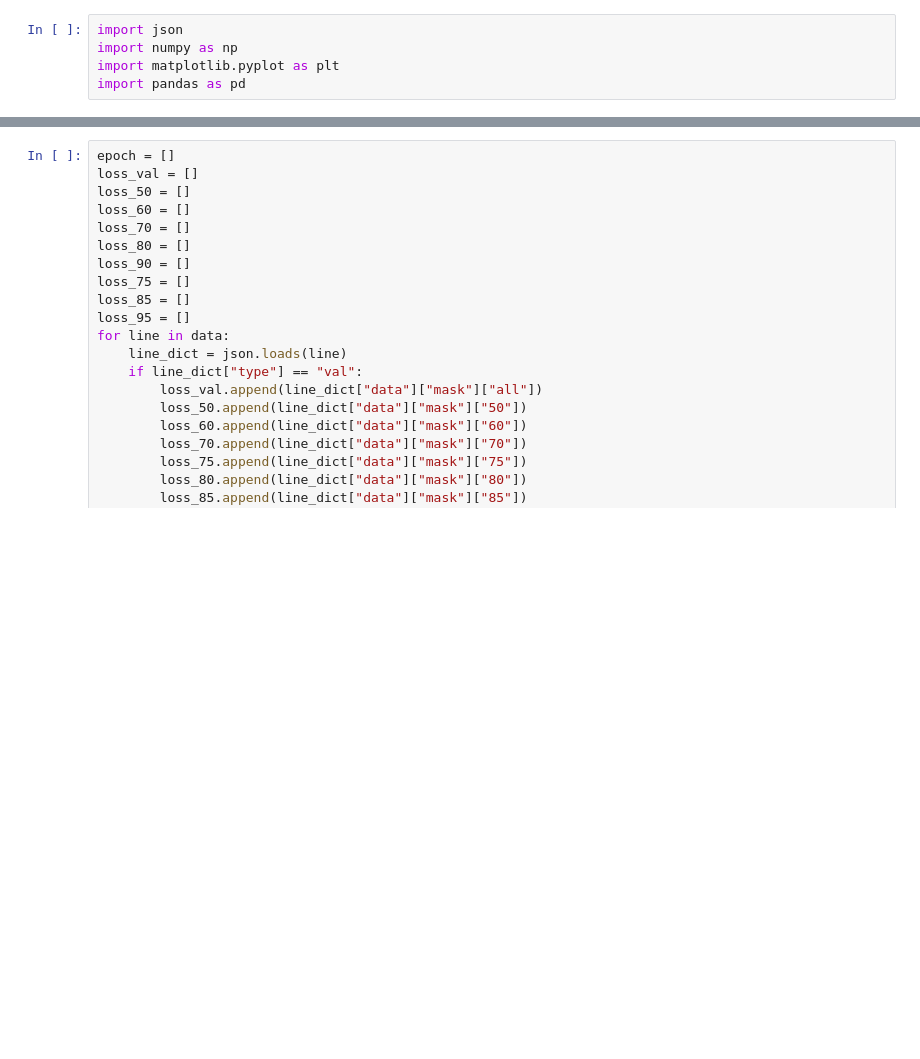
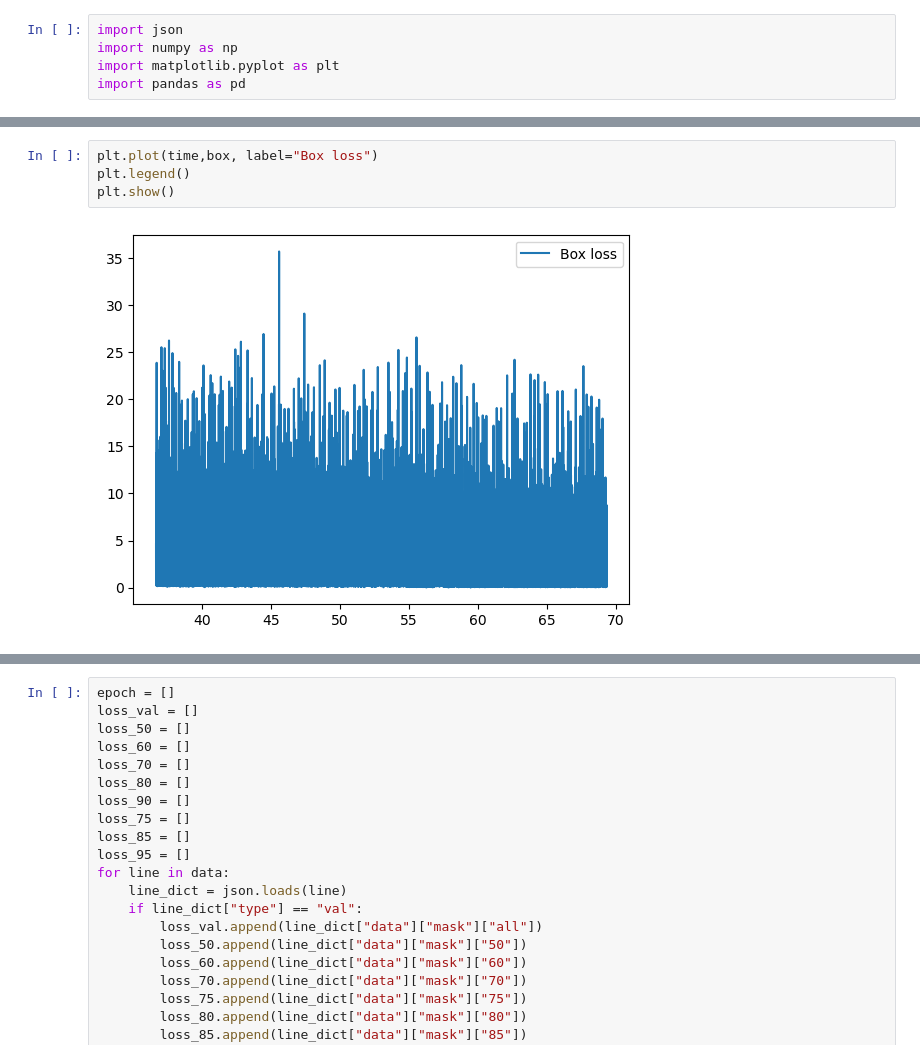
Before and after one commit to AQC-Industry/yolact, a Jupyter notebook: Visualize_logs.ipynb, the cells around one changed output, grey strips where cells are left out. Cells and saved outputs as stored; diff of their text form; blank space fills up the shorter version.

```diff
--- a/Visualize_logs.ipynb
+++ b/Visualize_logs.ipynb
@@ -24,0 +46,6 @@ plt.show()
+# %%
+plt.plot(time,box, label="Box loss")
+plt.legend()
+plt.show()
+# %% [output]
+[figure, added]
```
Also changed, not shown: parts of 9 cells of this notebook, 6 other files.
